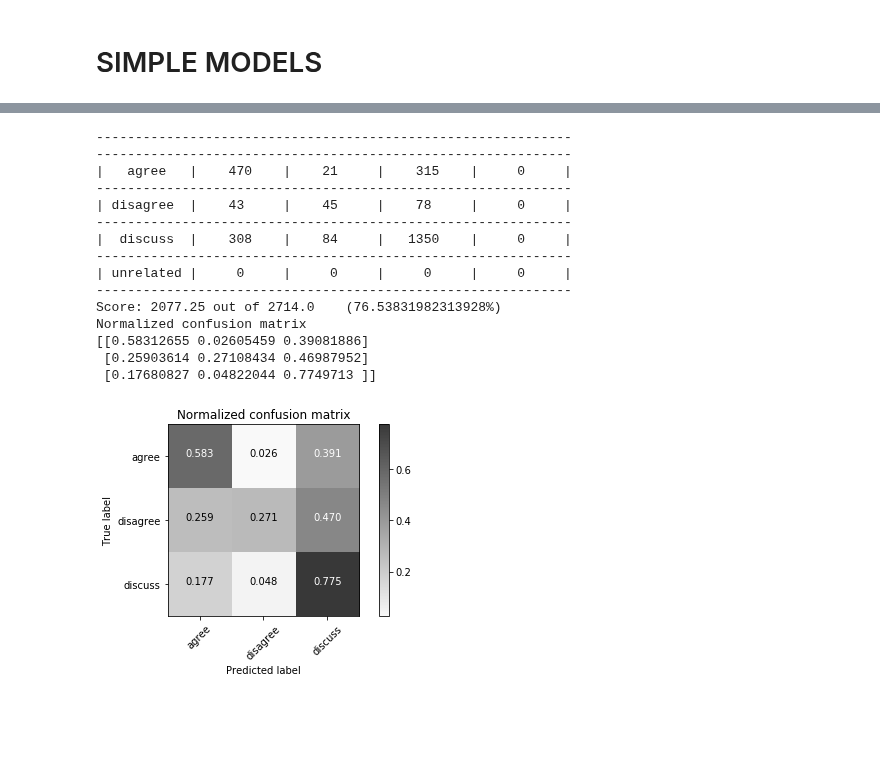
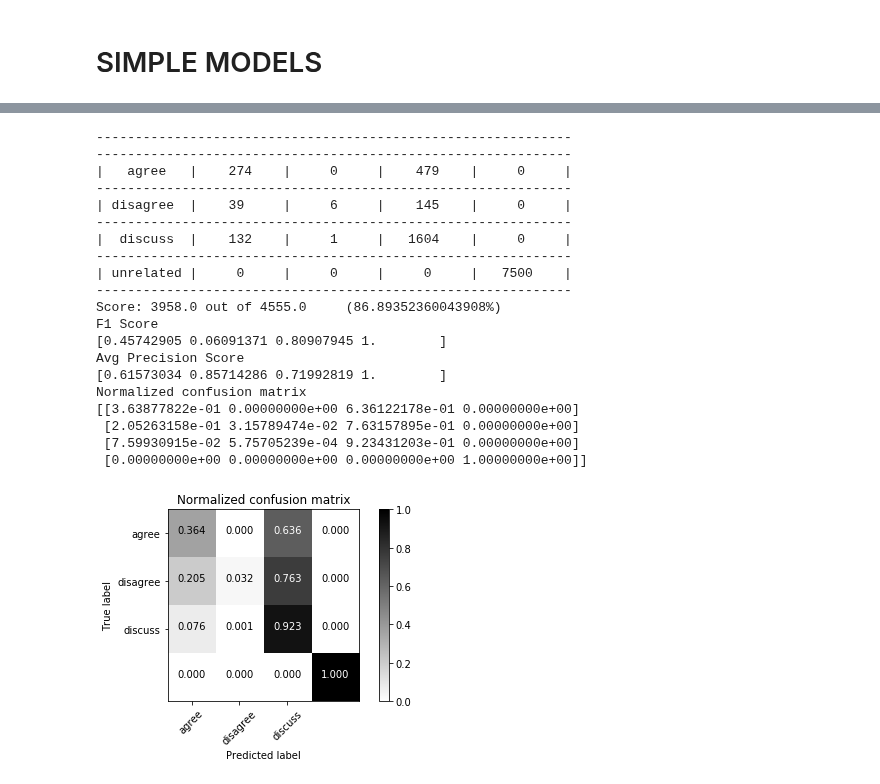
Before and after one commit to CornellDataScience/Insights-FakeNews, a Jupyter notebook: Graph Model.ipynb, the cells around one changed output, grey strips where cells are left out. Drawn from its saved outputs; the diff is of its cells as text; code cells hidden in the pictures; blank space fills up the shorter version.

Commit message:
updated graph model with stacked model

```diff
--- a/Graph Model.ipynb
+++ b/Graph Model.ipynb
@@ -681,2 +590,0 @@ testing_data = get_features(stances_val, 5)
-# %%
-training_data = [np.nan_to_num(x) for x in training_data[0]], training_data[1]
@@ -693,2 +591,5 @@ print(baseline)
+# %%
+def label_to_int(labels):
+    return [(1 if l == "agree" else (0 if l == "discuss" else -1)) for l in labels]
 # %% [markdown]
 # SIMPLE MODELS
@@ -711,0 +596,17 @@ RandomForestClassifier(bootstrap=True, class_weight=None, criterion='gini',
+# %%
+models1 = [
+GradientBoostingClassifier(n_estimators = 400, subsample = 0.2, learning_rate = 0.025, random_state=0, min_samples_leaf = 3),
+]
+models2 = [
+GradientBoostingClassifier(n_estimators = 400, subsample = 0.2, learning_rate = 0.025, random_state=0, min_samples_leaf = 3),
+]
+models3 = [
+GradientBoostingClassifier(n_estimators = 400, subsample = 0.2, learning_rate = 0.025, random_state=0, min_samples_leaf = 3),
+]
+models4 = [
+GradientBoostingClassifier(n_estimators = 400, subsample = 0.2, learning_rate = 0.025, random_state=0, min_samples_leaf = 3),
+]
+trained1 = train_multiple(models1, 1, [0,8,1])
+trained2 = train_multiple(models2, 1, [2,0,1])
+trained3 = train_multiple(models3, 1, [2,8,0])
+trained4 = train_multiple(models3, 1, [1,1,1])
@@ -712,7 +631,16 @@ RandomForestClassifier(bootstrap=True, class_weight=None, criterion='gini',
 # %%
-tr_acc = model.score(training_data[0], training_data[1])
+# model = RandomForestClassifier(max_depth = 8, n_estimators=250, random_state = 0, min_samples_split = 10, min_samples_leaf = 5)
+model = LogisticRegression(max_iter = 200)
+models = [trained1[0], trained2[0], trained3[0], trained4[0]]
+preds = [label_to_int(m.predict(training_data[0])) for m in models]
+# model = SVC()
+# model = GradientBoostingClassifier(n_estimators = 500, subsample = 0.1, learning_rate = 0.02, random_state=0)
+model.fit(np.swapaxes(preds,0,1), training_data[1])
+tr_acc = model.score(tr_input, training_data[1])
 print('{0:.2f}% training accuracy'.format(tr_acc*100))
-val_acc = model.score(testing_data[0], testing_data[1])
+
+test_preds = [label_to_int(m.predict(testing_data[0])) for m in models]
+val_acc = model.score(np.swapaxes(test_preds,0,1), testing_data[1])
 print('{0:.2f}% validation accuracy'.format(val_acc*100))
-print("Baseline comparison: {0:.2f}%".format((val_acc-baseline)*100))
+print("Baseline comparison: {0:.2f}%".format((val_acc-baseline_val)*100))
 # %% [output]
@@ -820,23 +652,36 @@ predicted = model.predict(testing_data[0])
 # %%
+actual = testing_data[1]
+predicted = model.predict(np.swapaxes(test_preds,0,1))
+actual = actual + ["unrelated"] * 7500
+predicted = np.concatenate((predicted, ["unrelated"] * 7500),axis = 0)
 sc.report_score(actual, predicted)
+print("F1 Score")
+print(f1_score(actual, predicted, average = None))
+print("Avg Precision Score")
+print(precision_score(actual, predicted, average = None))
 matrix = confusion_matrix(actual,predicted)
 plot_confusion_matrix(matrix, classes=["agree","disagree", "discuss"],
                       title='Normalized confusion matrix')
 plt.show()
 # %% [output]
 -------------------------------------------------------------
 -------------------------------------------------------------
-|   agree   |    470    |    21     |    315    |     0     |
+|   agree   |    274    |     0     |    479    |     0     |
 -------------------------------------------------------------
-| disagree  |    43     |    45     |    78     |     0     |
+| disagree  |    39     |     6     |    145    |     0     |
 -------------------------------------------------------------
-|  discuss  |    308    |    84     |   1350    |     0     |
+|  discuss  |    132    |     1     |   1604    |     0     |
 -------------------------------------------------------------
-| unrelated |     0     |     0     |     0     |     0     |
+| unrelated |     0     |     0     |     0     |   7500    |
 -------------------------------------------------------------
-Score: 2077.25 out of 2714.0    (76.53831982313928%)
+Score: 3958.0 out of 4555.0     (86.89352360043908%)
+F1 Score
+[0.45742905 0.06091371 0.80907945 1.        ]
+Avg Precision Score
+[0.61573034 0.85714286 0.71992819 1.        ]
 Normalized confusion matrix
-[[0.58312655 0.02605459 0.39081886]
- [0.25903614 0.27108434 0.46987952]
- [0.17680827 0.04822044 0.7749713 ]]
+[[3.63877822e-01 0.00000000e+00 6.36122178e-01 0.00000000e+00]
+ [2.05263158e-01 3.15789474e-02 7.63157895e-01 0.00000000e+00]
+ [7.59930915e-02 5.75705239e-04 9.23431203e-01 0.00000000e+00]
+ [0.00000000e+00 0.00000000e+00 0.00000000e+00 1.00000000e+00]]
-[figure, old version]
+[figure, new version]
```
Also changed, not shown: parts of 30 cells of this notebook.
